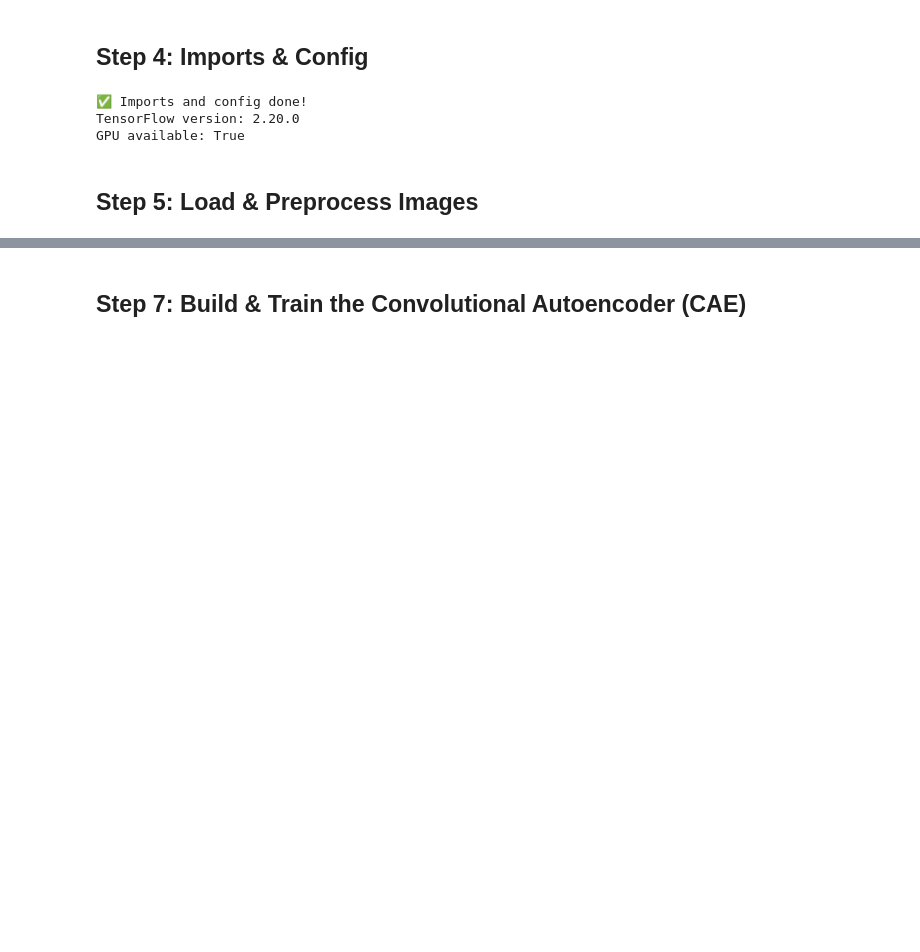
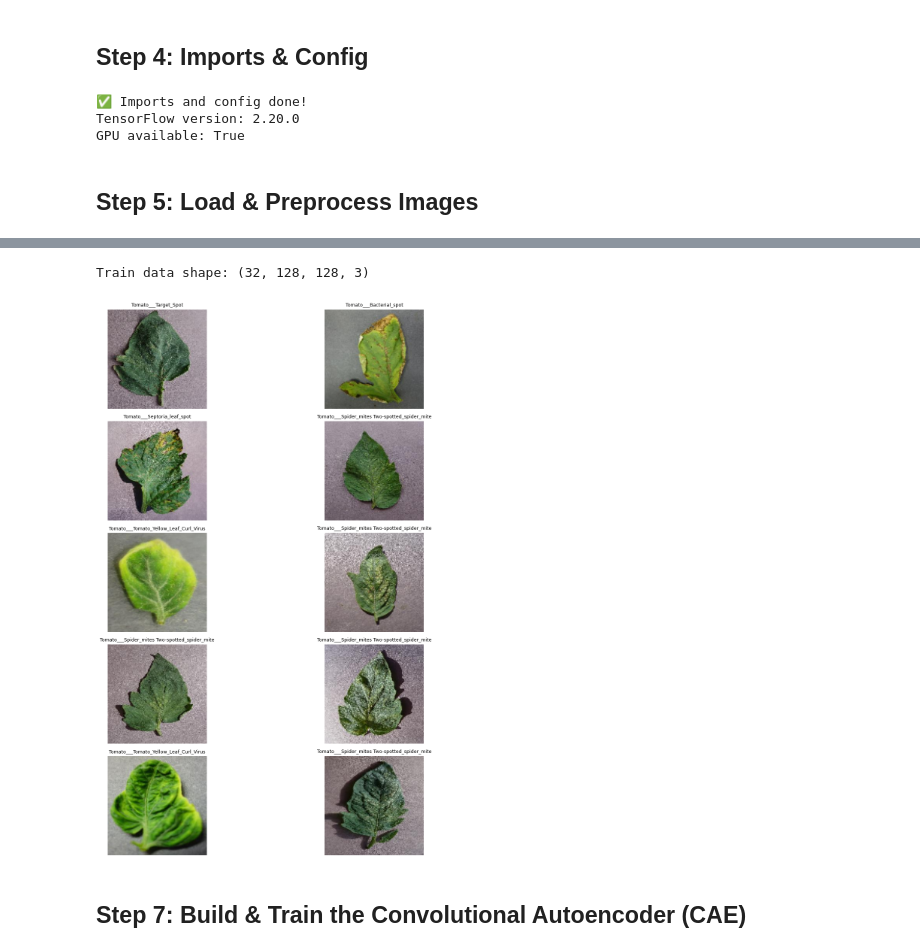
Before and after one commit to Ragul2526/Plant-Diseases-Detection-using-DL, a Jupyter notebook: tomato_disease_detection.ipynb, the cells around one changed output, grey strips where cells are left out. Cells and saved outputs as stored; diff of their text form; code cells hidden in the pictures; blank space fills up the shorter version.

```diff
--- a/tomato_disease_detection.ipynb
+++ b/tomato_disease_detection.ipynb
@@ -119,8 +114,12 @@ GPU available: True
 # %%
 # Check what folders are available
 print('Folders found in dataset:')
+CLASS_NAMES=[]
 for folder in sorted(os.listdir(TRAIN_DIR)):
     if 'Tomato' in folder:
-        print(f'  📁 {folder}')
+        print(f'{folder}')
+        CLASS_NAMES.append(folder)
+print(f'\nTotal folders: {len(CLASS_NAMES)}')
+print(CLASS_NAMES)
 # %% [output]
 Folders found in dataset:
@@ -194,0 +194,29 @@ print(f'Testing samples  : {len(X_test)}')
+# %%
+from IPython.utils.process import shutil
+tom='./tomato_only'
+os.makedirs(tom, exist_ok=True)
+for class_name in CLASS_NAMES:
+  s=os.path.join(TRAIN_DIR,class_name)
+  d=os.path.join(tom,class_name)
+  if os.path.exists(s) and not os.path.exists(d):
+    shutil.copytree(s,d)
+    print(f'Copied {s} to {d}')
+  else:
+    print(f'Skipped {s} to {d}')
+print('Done with copying')
+
+from tensorflow.keras.preprocessing.image import ImageDataGenerator
+datagen=ImageDataGenerator(rescale=1./255,
+                           validation_split=0.25)
+train_gen=datagen.flow_from_directory(tom,
+                                      target_size=(H,W),
+                                      batch_size=batch_size,
+                                      class_mode='sparse',
+                                      subset='training')
+test_gen=datagen.flow_from_directory(tom,
+                                     target_size=(H,W),
+                                     batch_size=batch_size,
+                                     class_mode='sparse',
+                                     subset='validation')
+print(f'Train data size: {len(train_gen)}')
+print(f'Test data size: {len(test_gen)}')
@@ -195,12 +239,17 @@ print(f'Testing samples  : {len(X_test)}')
 # %%
+images,labels=next(train_gen)
+print(f'Train data shape: {images.shape}')
 plt.figure(figsize=(15, 15))
 for i in range(10):
     ax = plt.subplot(5, 2, i + 1)
-    plt.imshow(X_train[i])
-    plt.title(CLASS_NAMES[y_train[i]], fontsize=9)
+    plt.imshow(images[i])
+    plt.title(CLASS_NAMES[int(labels[i])], fontsize=9)
     plt.axis('off')
 plt.tight_layout()
 plt.show()
+# %% [output]
+Train data shape: (32, 128, 128, 3)
+[figure, added]
 # %% [markdown]
 ## Step 7: Build & Train the Convolutional Autoencoder (CAE)
 # %%
```
Also changed, not shown: parts of 11 cells of this notebook.
